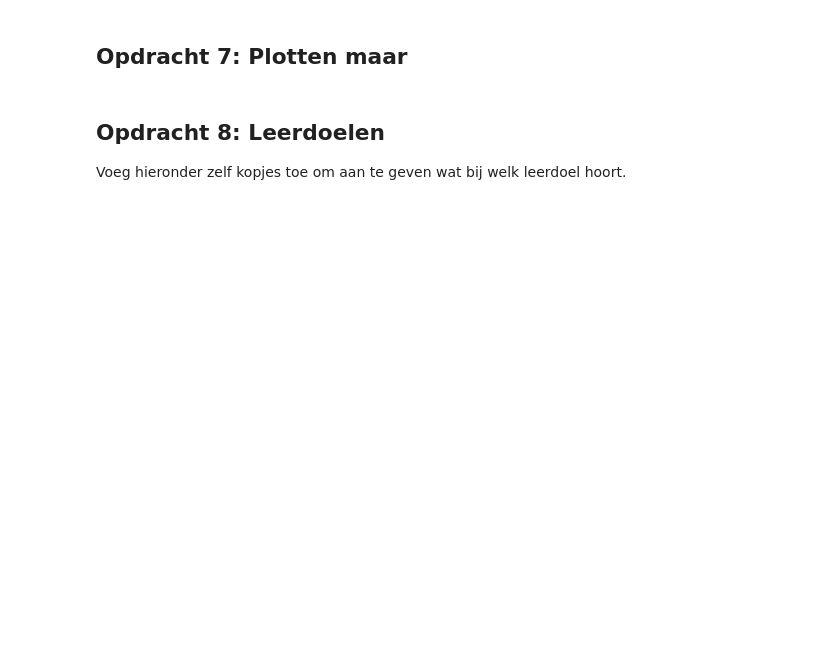
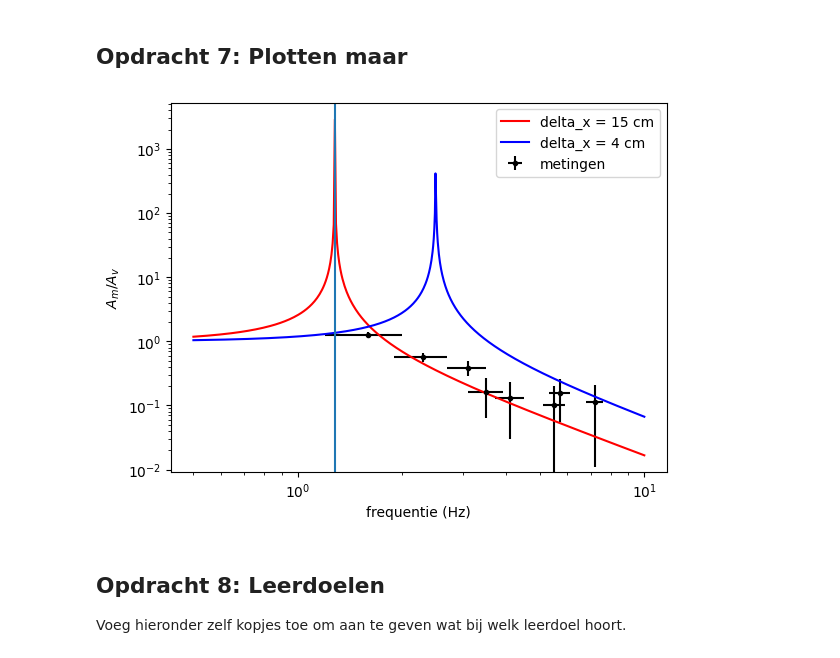
Before and after one commit to meesvanzeeland-ops/opdrachten-DEF-D, a Jupyter notebook: FysiekeOntwerpopdrachten/5MaakEenOpstellingTrillingsvrij/Ontwerpopdracht5MaakEenOpstellingTrillingsvrijInvulTemplate.ipynb, the cells around one changed output. Saved outputs shown, nothing was run; the diff lists cells and outputs as text; code cells hidden in the pictures; blank space fills up the shorter version.

```diff
--- a/FysiekeOntwerpopdrachten/5MaakEenOpstellingTrillingsvrij/Ontwerpopdracht5MaakEenOpstellingTrillingsvrijInvulTemplate.ipynb
+++ b/FysiekeOntwerpopdrachten/5MaakEenOpstellingTrillingsvrij/Ontwerpopdracht5MaakEenOpstellingTrillingsvrijInvulTemplate.ipynb
@@ -126,7 +169,24 @@ Als je hier negatief geantwoord hebt, kopieer onder deze cel dan alle cellen van
 # %% [markdown]
 ## Opdracht 7: Plotten maar
 # %%
-# Voeg hier je plots in.
+Freq = np.array([1.6, 2.3, 4.1, 5.7, 7.2, 3.1, 3.5, 5.5])
+A_m = np.array([0.23, 0.37, 0.24, 0.97, 0.10, 0.41, 0.28, 0.63])
+A_v = np.array([0.18, 0.65, 1.85, 6.23, 0.90, 1.05, 1.71, 6.30])
+demping = A_m/A_v
+
+
+plt.errorbar(Freq, demping,0.1, 0.4, "k.", label = "metingen")
+plt.plot(vfrequenties, overdracht(vfrequenties,f_0_2 ), "r-", label = "delta_x = 15 cm")
+plt.plot(vfrequenties, overdracht(vfrequenties, f_0), "b-", label = "delta_x = 4 cm")
+plt.xlabel("frequentie (Hz)")
+plt.ylabel("$A_m/A_v$")
+plt.xscale("log")
+plt.yscale("log")
+plt.axvline(1.28)
+plt.legend()
+plt.show()
+# %% [output]
+[figure, added]
 # %% [markdown]
 ## Opdracht 8: Leerdoelen
 Voeg hieronder zelf kopjes toe om aan te geven wat bij welk leerdoel hoort.
```
Also changed, not shown: parts of 19 cells of this notebook, 2 other files.
